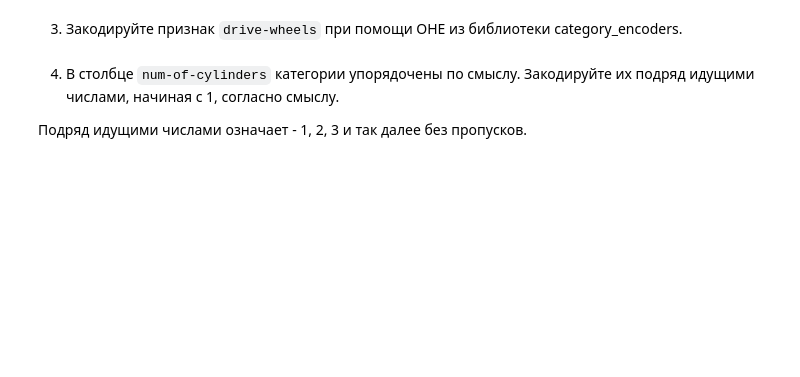
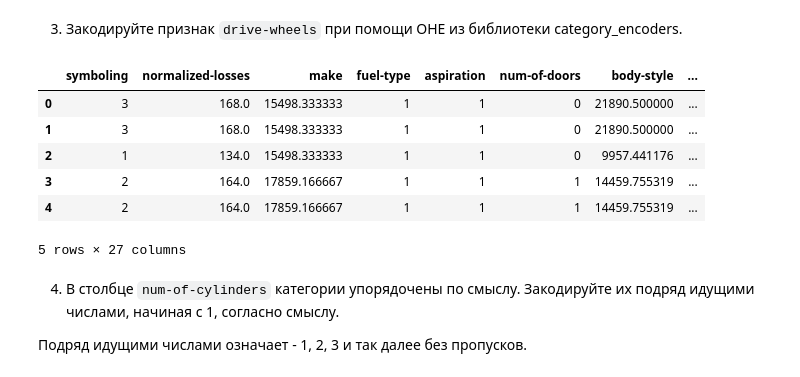
Before and after one commit to looee1q/PracticalML, a Jupyter notebook: Обработка_признаков.ipynb, the cells around one changed output. Drawn from its saved outputs; the diff is of its cells as text; code cells hidden in the pictures; blank space fills up the shorter version.

```diff
--- a/Обработка_признаков.ipynb
+++ b/Обработка_признаков.ipynb
@@ -292,3 +311,13 @@ from category_encoders.one_hot import OneHotEncoder
+# %%
+X.head()
+# %% [output]
+|  | symboling | normalized-losses | make | fuel-type | aspiration | num-of-doors | body-style | ... |
+| 0 | 3 | 168.0 | 15498.333333 | 1 | 1 | 0 | 21890.500000 | ... |
+| 1 | 3 | 168.0 | 15498.333333 | 1 | 1 | 0 | 21890.500000 | ... |
+| 2 | 1 | 134.0 | 15498.333333 | 1 | 1 | 0 | 9957.441176 | ... |
+| 3 | 2 | 164.0 | 17859.166667 | 1 | 1 | 1 | 14459.755319 | ... |
+| 4 | 2 | 164.0 | 17859.166667 | 1 | 1 | 1 | 14459.755319 | ... |
+5 rows × 27 columns
 # %% [markdown]
 4. В столбце `num-of-cylinders` категории упорядочены по смыслу. Закодируйте их подряд идущими числами, начиная с 1, согласно смыслу.
 
```
Also changed, not shown: parts of 23 cells of this notebook.
